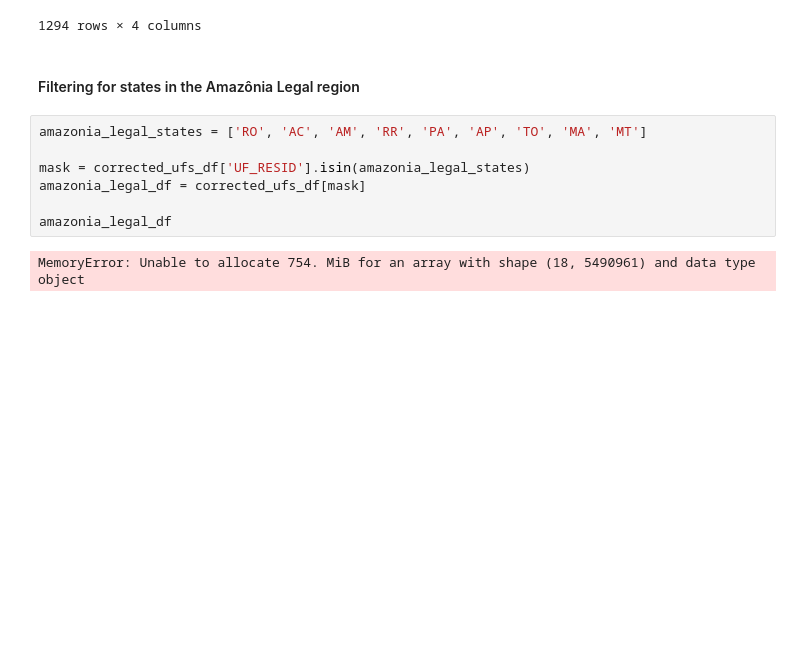
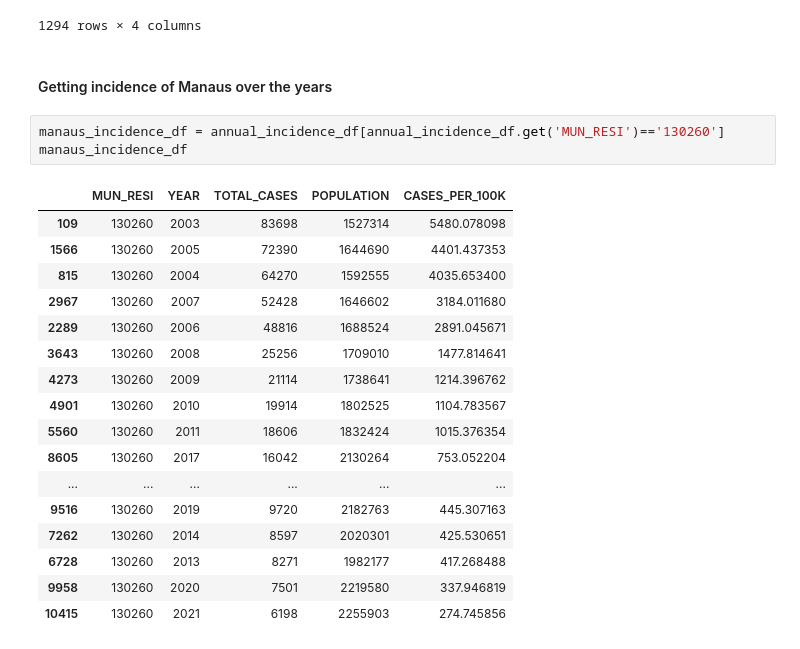
Before and after one commit to RaphaLevy/Study_on_Malaria_dynamics, a Jupyter notebook: sivep_data/SIVEP_Data.ipynb, the cells around one changed output. Saved outputs shown, nothing was run; the diff lists cells and outputs as text; blank space fills up the shorter version.

Commit message:
Gets annual incidence of malaria cases in Manaus over the years

```diff
--- a/sivep_data/SIVEP_Data.ipynb
+++ b/sivep_data/SIVEP_Data.ipynb
@@ -759,14 +759,26 @@ mean_incidence_df
 | 851 | 330510 | 4.644566e+05 | 1 | 0.215306 |
 | 722 | 260790 | 6.716475e+05 | 1 | 0.148888 |
 1294 rows × 4 columns
-# %% [markdown]
-#### Filtering for states in the Amazônia Legal region
-# %%
-amazonia_legal_states = ['RO', 'AC', 'AM', 'RR', 'PA', 'AP', 'TO', 'MA', 'MT']
-
-mask = corrected_ufs_df['UF_RESID'].isin(amazonia_legal_states)
-amazonia_legal_df = corrected_ufs_df[mask]
-
-amazonia_legal_df
-# %% [output]
-MemoryError: Unable to allocate 754. MiB for an array with shape (18, 5490961) and data type object
+# %% [markdown]
+#### Getting incidence of Manaus over the years
+# %%
+manaus_incidence_df = annual_incidence_df[annual_incidence_df.get('MUN_RESI')=='130260']
+manaus_incidence_df
+# %% [output]
+|  | MUN_RESI | YEAR | TOTAL_CASES | POPULATION | CASES_PER_100K |
+| 109 | 130260 | 2003 | 83698 | 1527314 | 5480.078098 |
+| 1566 | 130260 | 2005 | 72390 | 1644690 | 4401.437353 |
+| 815 | 130260 | 2004 | 64270 | 1592555 | 4035.653400 |
+| 2967 | 130260 | 2007 | 52428 | 1646602 | 3184.011680 |
+| 2289 | 130260 | 2006 | 48816 | 1688524 | 2891.045671 |
+| 3643 | 130260 | 2008 | 25256 | 1709010 | 1477.814641 |
+| 4273 | 130260 | 2009 | 21114 | 1738641 | 1214.396762 |
+| 4901 | 130260 | 2010 | 19914 | 1802525 | 1104.783567 |
+| 5560 | 130260 | 2011 | 18606 | 1832424 | 1015.376354 |
+| 8605 | 130260 | 2017 | 16042 | 2130264 | 753.052204 |
+| ... | ... | ... | ... | ... | ... |
+| 9516 | 130260 | 2019 | 9720 | 2182763 | 445.307163 |
+| 7262 | 130260 | 2014 | 8597 | 2020301 | 425.530651 |
+| 6728 | 130260 | 2013 | 8271 | 1982177 | 417.268488 |
+| 9958 | 130260 | 2020 | 7501 | 2219580 | 337.946819 |
+| 10415 | 130260 | 2021 | 6198 | 2255903 | 274.745856 |
```
Also changed, not shown: parts of 6 cells of this notebook.
